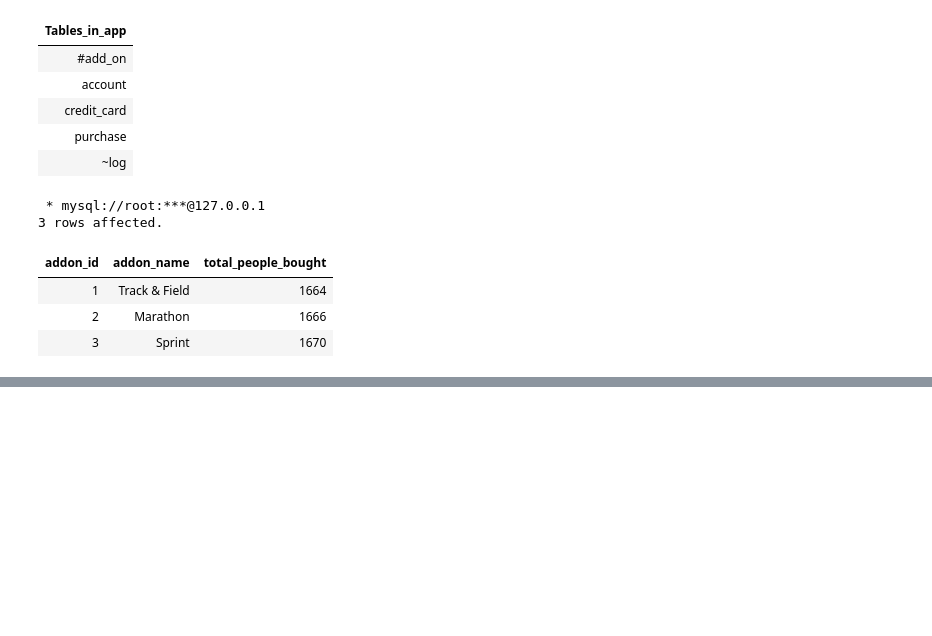
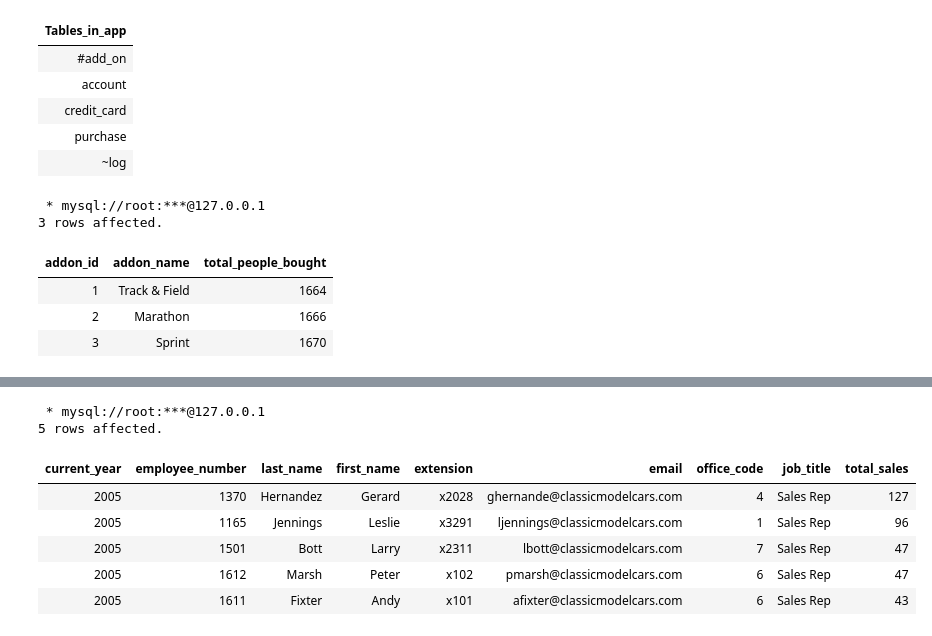
Before and after one commit to JasmineMadi/datajoint-tutorials, a Jupyter notebook: db-course/Assignment7.ipynb, the cells around one changed output, grey strips where cells are left out. Cells and saved outputs as stored; diff of their text form; code cells hidden in the pictures; blank space fills up the shorter version.

```diff
--- a/db-course/Assignment7.ipynb
+++ b/db-course/Assignment7.ipynb
@@ -138,0 +162,16 @@ GROUP BY addon_id
+# %%
+%%sql
+select year(order_date) as current_year,r1.*,count(*) as total_sales from employee as r1 join customer as r2 on r1.employee_number=r2.sales_rep natural join `order` natural join order__item
+where year(order_date)='2005'
+group by employee_number
+order by total_sales desc
+limit 5
+# %% [output]
+ * mysql://root:***@127.0.0.1
+5 rows affected.
+| current_year | employee_number | last_name | first_name | extension | email | office_code | job_title | total_sales |
+| 2005 | 1370 | Hernandez | Gerard | x2028 | ghernande@classicmodelcars.com | 4 | Sales Rep | 127 |
+| 2005 | 1165 | Jennings | Leslie | x3291 | ljennings@classicmodelcars.com | 1 | Sales Rep | 96 |
+| 2005 | 1501 | Bott | Larry | x2311 | lbott@classicmodelcars.com | 7 | Sales Rep | 47 |
+| 2005 | 1612 | Marsh | Peter | x102 | pmarsh@classicmodelcars.com | 6 | Sales Rep | 47 |
+| 2005 | 1611 | Fixter | Andy | x101 | afixter@classicmodelcars.com | 6 | Sales Rep | 43 |
```
Also changed, not shown: parts of 4 cells of this notebook, 1 other file.
